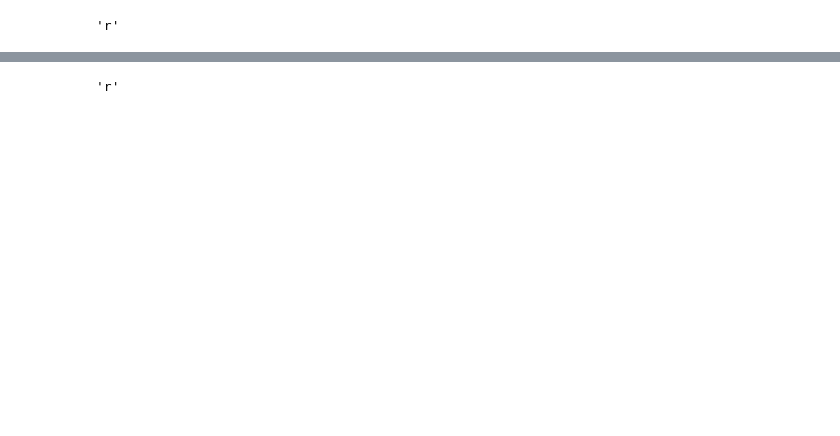
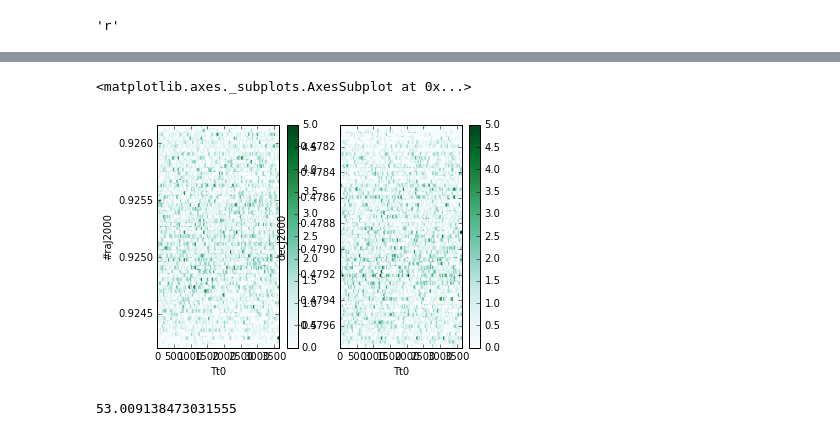
Before and after one commit to lsst-sims/legacy_sims_catUtils, a Jupyter notebook: examples/Using_SNModels_dbObj.ipynb, the cells around one changed output, grey strips where cells are left out. Saved outputs shown, nothing was run; the diff lists cells and outputs as text; code cells hidden in the pictures; blank space fills up the shorter version.

```diff
--- a/examples/Using_SNModels_dbObj.ipynb
+++ b/examples/Using_SNModels_dbObj.ipynb
@@ -85,4 +130,12 @@ from lsst.sims.catUtils.mixins import TwinkSNCat
+# %%
+fig, corr_ax = plt.subplots(1, 2)
+TTSNdf.plot.hexbin(x='Tt0', y='#raJ2000', ax=corr_ax[0])
+#corr_ax[0].plot(centralRA, centralDec, 'ks')
+TTSNdf.plot.hexbin(x='Tt0', y='decJ2000', ax=corr_ax[1])
+# %% [output]
+<matplotlib.axes._subplots.AxesSubplot at 0x...>
+[figure, added]
 # %%
-TwinklesObsMetaDataSmall.bandpass
+TwinklesObsMetaDataSmall.pointingRA
 # %% [output]
-'r'
+53.009138473031555
```
Also changed, not shown: parts of 33 cells of this notebook, 6 other files.
